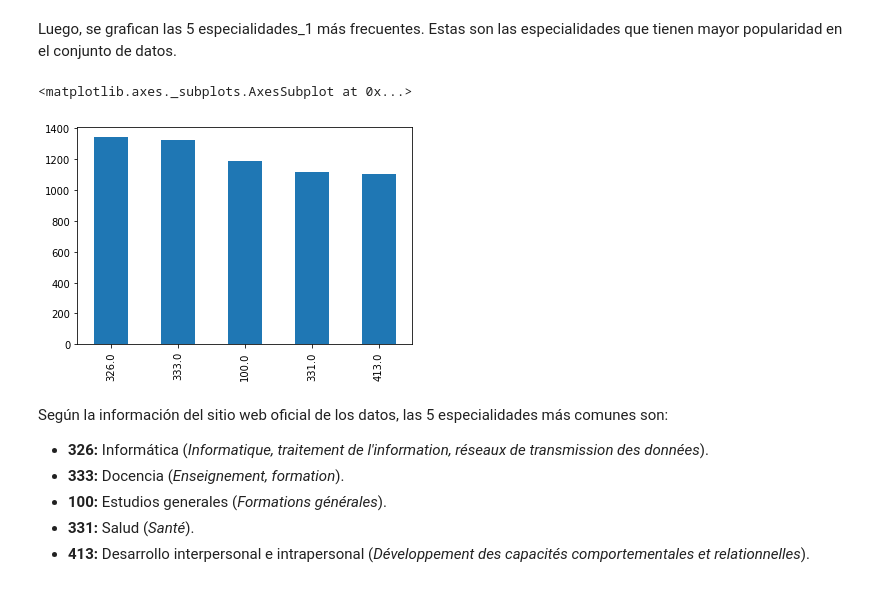
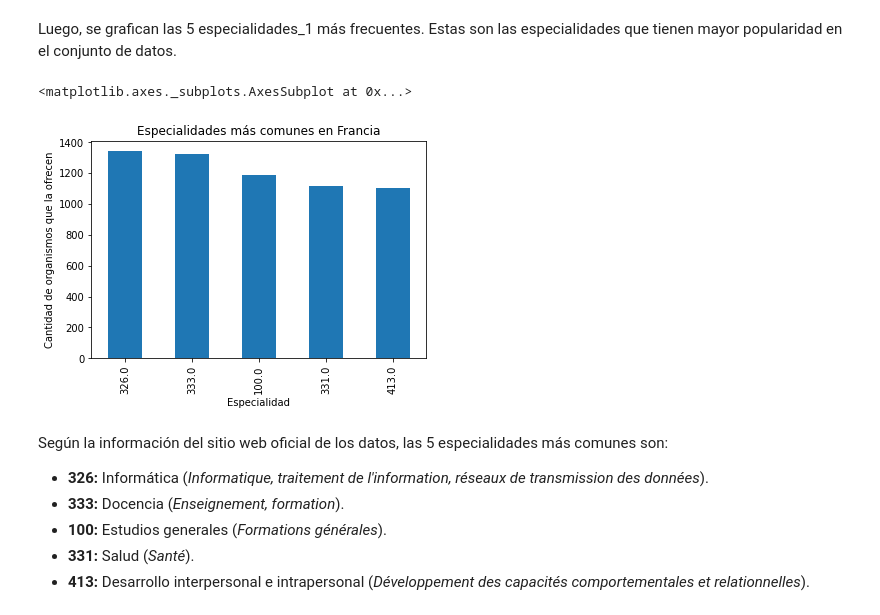
Before and after one commit to esteban062000/Big-Data-II-2021, a Jupyter notebook: tareas/tarea_1/4.EDA_tarea_1.ipynb, the cells around one changed output. Drawn from its saved outputs; the diff is of its cells as text; code cells hidden in the pictures.

```diff
--- a/tareas/tarea_1/4.EDA_tarea_1.ipynb
+++ b/tareas/tarea_1/4.EDA_tarea_1.ipynb
@@ -105,10 +109,13 @@ data['adresse_ville'].value_counts()[:5].plot(kind="bar")
 # %% [markdown]
 Luego, se grafican las 5 especialidades_1 más frecuentes. Estas son las especialidades que tienen mayor popularidad en el conjunto de datos.
-# %%
-data['code_specialite_1'].value_counts().head().plot(kind="bar")
-# %% [output]
-<matplotlib.axes._subplots.AxesSubplot at 0x...>
-[figure, removed]
+# %%
+plt.title('Especialidades más comunes en Francia')
+plt.xlabel('Especialidad')
+plt.ylabel('Cantidad de organismos que la ofrecen')
+data['code_specialite_1'].value_counts().head().plot(kind="bar")
+# %% [output]
+<matplotlib.axes._subplots.AxesSubplot at 0x...>
+[figure, added]
 # %% [markdown]
 Según la información del sitio web oficial de los datos, las 5 especialidades más comunes son:
 
```
Also changed, not shown: parts of 5 cells of this notebook.
